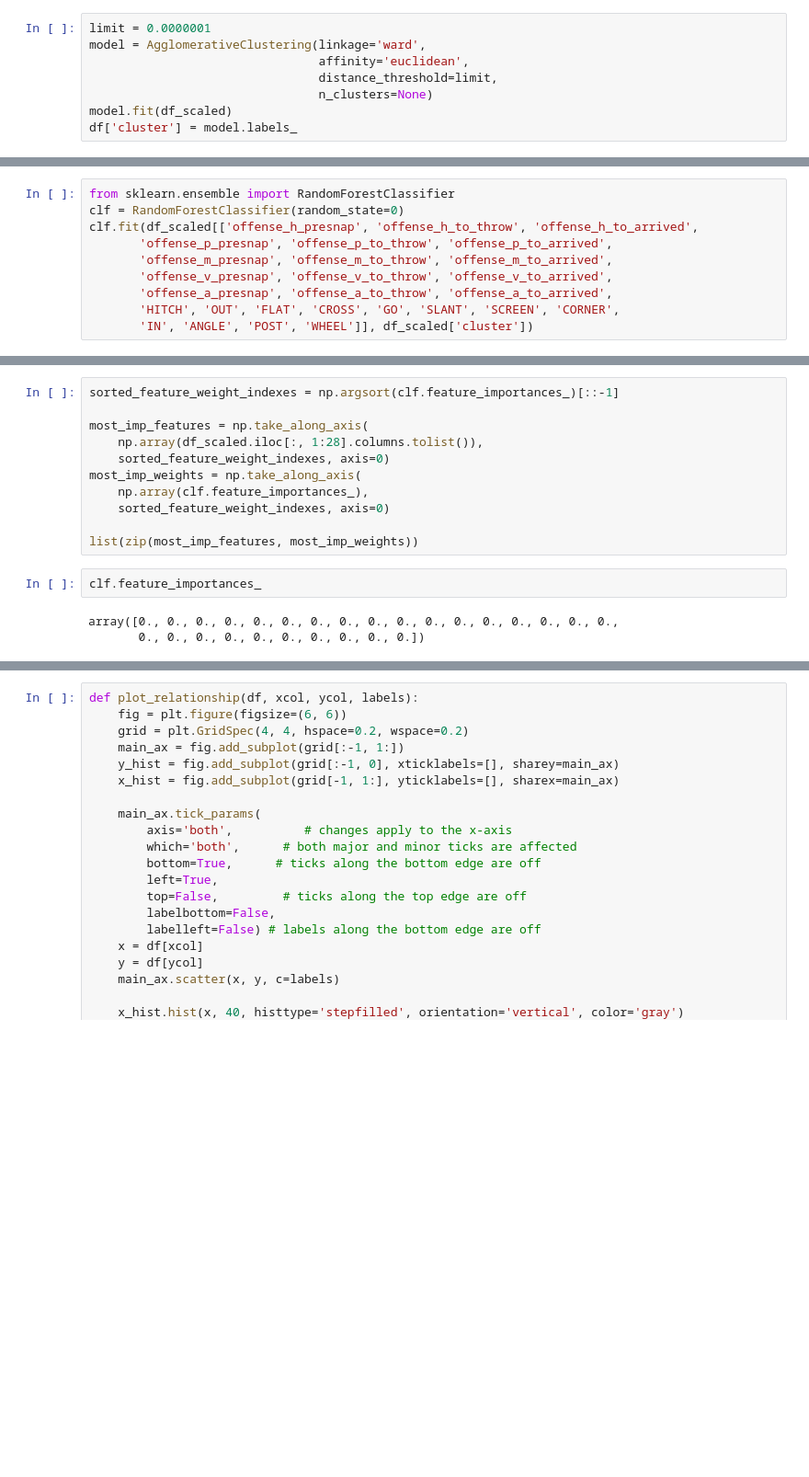
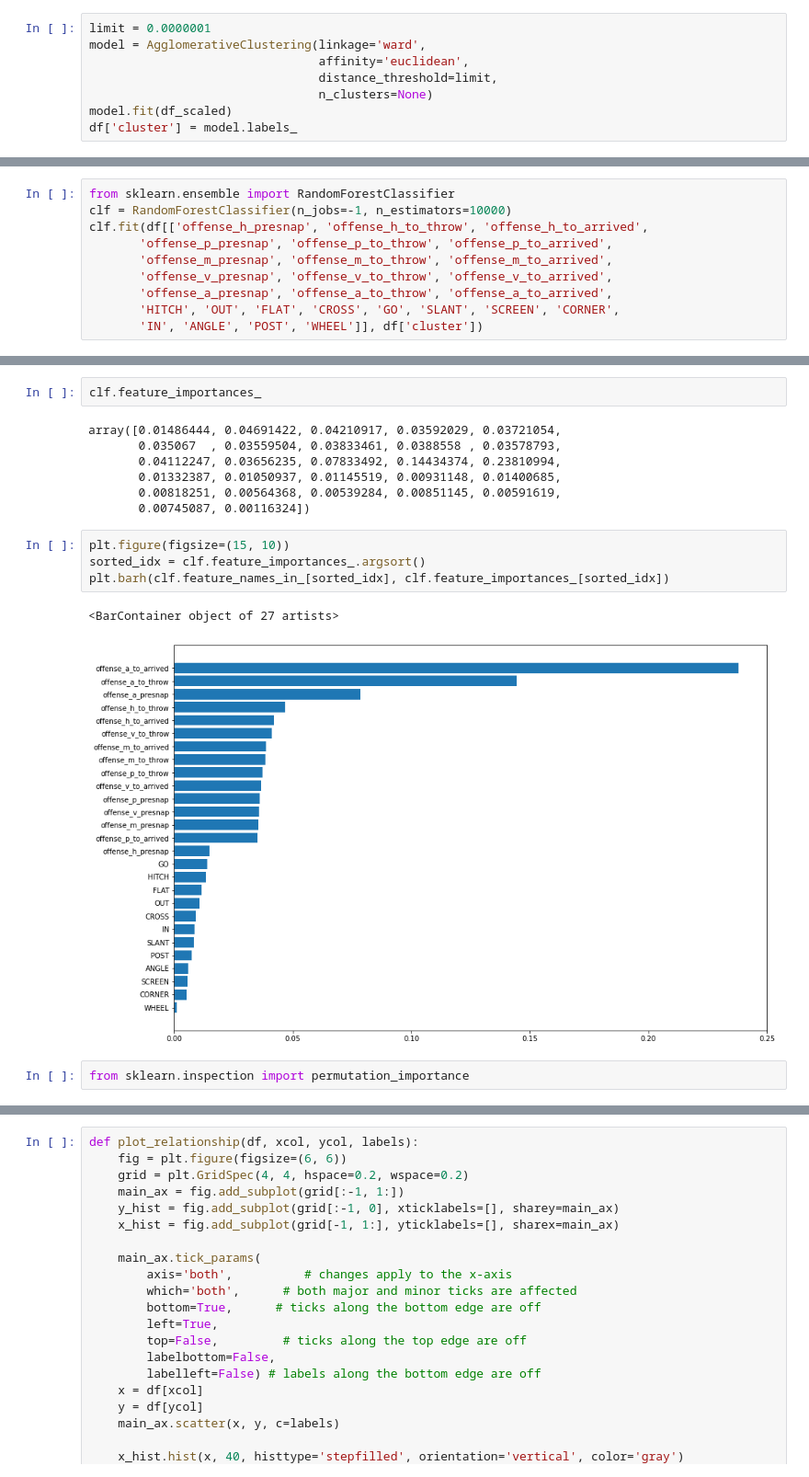
Before and after one commit to sskett/cosc301, a Jupyter notebook: testing.ipynb, the cells around one changed output, grey strips where cells are left out. Shown at 92% size. Saved outputs shown, nothing was run; the diff lists cells and outputs as text; blank space fills up the shorter version.

Commit message:
RF feature importance testing

```diff
--- a/testing.ipynb
+++ b/testing.ipynb
@@ -183,11 +221,11 @@ Name: cluster, dtype: int64
 # %%
 from sklearn.ensemble import RandomForestClassifier
-clf = RandomForestClassifier(random_state=0)
-clf.fit(df_scaled[['offense_h_presnap', 'offense_h_to_throw', 'offense_h_to_arrived',
+clf = RandomForestClassifier(n_jobs=-1, n_estimators=10000)
+clf.fit(df[['offense_h_presnap', 'offense_h_to_throw', 'offense_h_to_arrived',
        'offense_p_presnap', 'offense_p_to_throw', 'offense_p_to_arrived',
        'offense_m_presnap', 'offense_m_to_throw', 'offense_m_to_arrived',
        'offense_v_presnap', 'offense_v_to_throw', 'offense_v_to_arrived',
        'offense_a_presnap', 'offense_a_to_throw', 'offense_a_to_arrived',
        'HITCH', 'OUT', 'FLAT', 'CROSS', 'GO', 'SLANT', 'SCREEN', 'CORNER',
-       'IN', 'ANGLE', 'POST', 'WHEEL']], df_scaled['cluster'])
+       'IN', 'ANGLE', 'POST', 'WHEEL']], df['cluster'])
 # %% [output]
@@ -205,16 +252,18 @@ clf.score(df_scaled[['offense_h_presnap', 'offense_h_to_throw', 'offense_h_to_ar
-# %%
-sorted_feature_weight_indexes = np.argsort(clf.feature_importances_)[::-1]
-
-most_imp_features = np.take_along_axis(
-    np.array(df_scaled.iloc[:, 1:28].columns.tolist()),
-    sorted_feature_weight_indexes, axis=0)
-most_imp_weights = np.take_along_axis(
-    np.array(clf.feature_importances_),
-    sorted_feature_weight_indexes, axis=0)
-
-list(zip(most_imp_features, most_imp_weights))
 # %%
 clf.feature_importances_
 # %% [output]
-array([0., 0., 0., 0., 0., 0., 0., 0., 0., 0., 0., 0., 0., 0., 0., 0., 0.,
-       0., 0., 0., 0., 0., 0., 0., 0., 0., 0.])
+array([0.01486444, 0.04691422, 0.04210917, 0.03592029, 0.03721054,
+       0.035067  , 0.03559504, 0.03833461, 0.0388558 , 0.03578793,
+       0.04112247, 0.03656235, 0.07833492, 0.14434374, 0.23810994,
+       0.01332387, 0.01050937, 0.01145519, 0.00931148, 0.01400685,
+       0.00818251, 0.00564368, 0.00539284, 0.00851145, 0.00591619,
+       0.00745087, 0.00116324])
+# %%
+plt.figure(figsize=(15, 10))
+sorted_idx = clf.feature_importances_.argsort()
+plt.barh(clf.feature_names_in_[sorted_idx], clf.feature_importances_[sorted_idx])
+# %% [output]
+<BarContainer object of 27 artists>
+[figure, added]
+# %%
+from sklearn.inspection import permutation_importance
```
Also changed, not shown: parts of 44 cells of this notebook.
